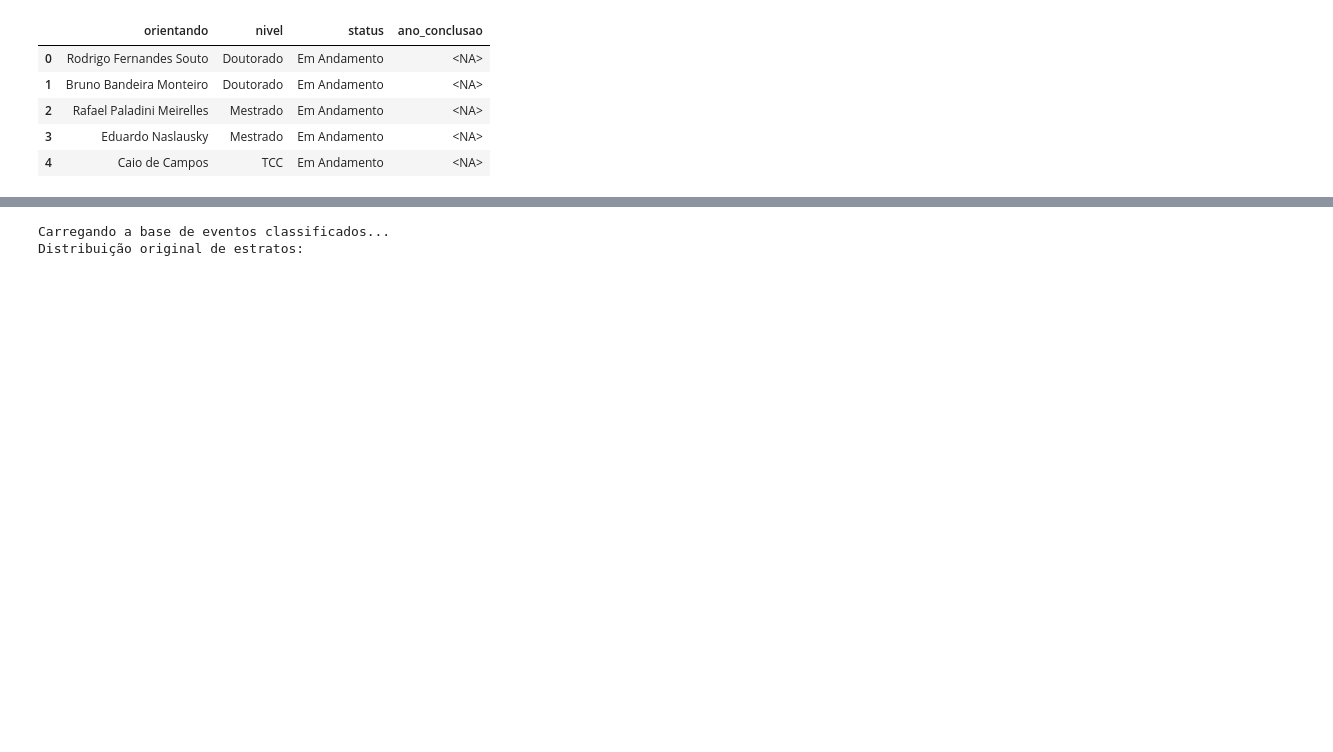
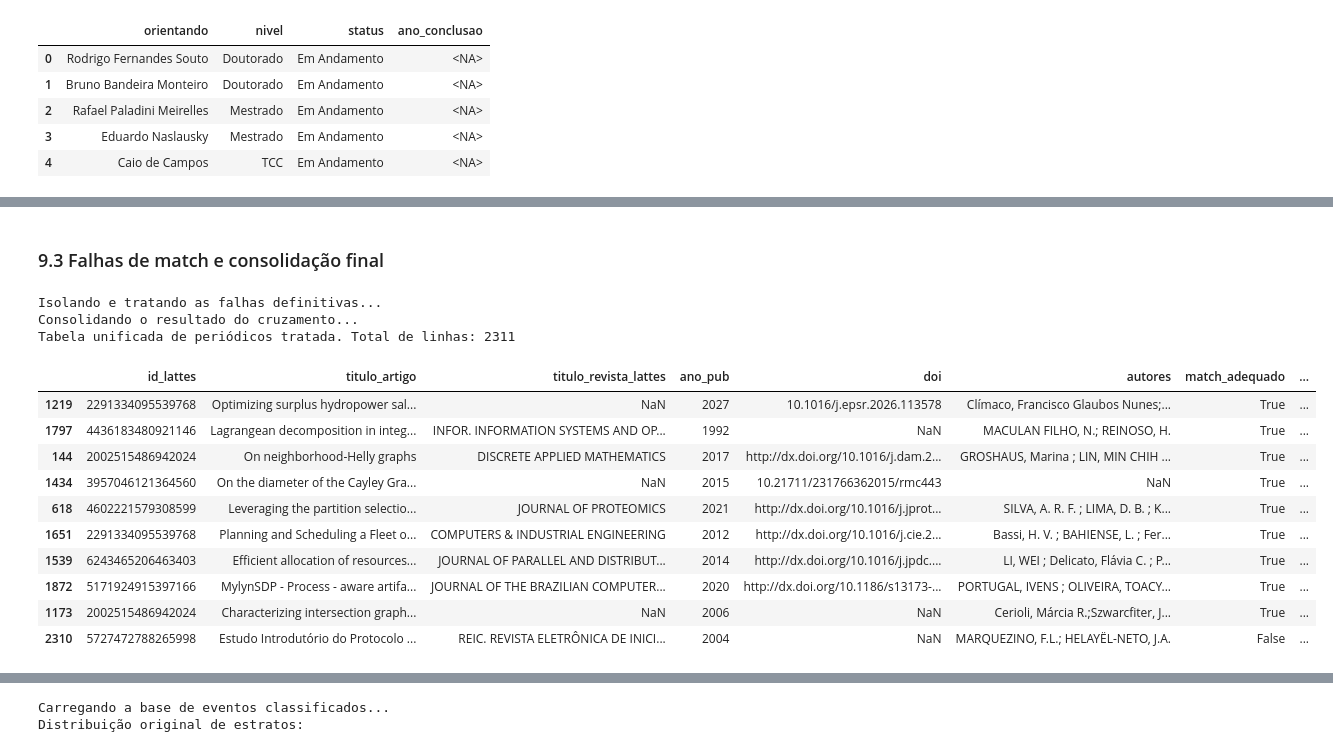
Before and after one commit to alobogiron/pesc_stats, a Jupyter notebook: analyse_organizado.ipynb, the cells around one changed output, grey strips where cells are left out. Drawn from its saved outputs; the diff is of its cells as text; code cells hidden in the pictures; blank space fills up the shorter version.

```diff
--- a/analyse_organizado.ipynb
+++ b/analyse_organizado.ipynb
@@ -845,0 +1606,17 @@ referência.
+# %%
+print("Realizando o cruzamento exato (ISSN e Nome Exato)...")
+
+df_match_nome = pd.merge(df_base_periodicos, df_scopus_filtro, left_on='revista', right_on='Title', how='inner')
+df_match_e_issn = pd.merge(df_base_periodicos, df_scopus_filtro, left_on='issn', right_on='E-ISSN', how='inner')
+df_match_print_issn = pd.merge(df_base_periodicos, df_scopus_filtro, left_on='issn', right_on='Print ISSN', how='inner')
+
+df_sucessos = pd.concat([df_match_nome, df_match_e_issn, df_match_print_issn], ignore_index=True)
+df_sucessos = df_sucessos.drop_duplicates(subset=['chave_dedup']).copy()
+
+df_sucessos['Computation Area'] = (
+    df_sucessos['Title'].isin(titulos_computacao) |
+    df_sucessos['E-ISSN'].isin(issns_computacao) |
+    df_sucessos['Print ISSN'].isin(issns_computacao)
+)
+
+print(f"Matches exatos encontrados: {len(df_sucessos)}")
@@ -845,0 +1678,52 @@ referência.
+# %% [markdown]
+### 9.3 Falhas de match e consolidação final
+# %%
+print("Isolando e tratando as falhas definitivas...")
+
+df_falhas = df_restante[~mask_encontrados].copy()
+df_falhas['Scopus Source ID'] = pd.NA
+df_falhas['Title'] = pd.NA
+df_falhas['Percentile'] = 0
+df_falhas['Scopus ASJC Code (Sub-subject Area)'] = pd.NA
+df_falhas['Scopus Sub-Subject Area'] = pd.NA
+df_falhas['E-ISSN'] = pd.NA
+df_falhas['Print ISSN'] = pd.NA
+df_falhas['Computation Area'] = False
+
+print("Consolidando o resultado do cruzamento...")
+df_periodicos_tratado = pd.concat([df_sucessos, df_falhas], ignore_index=True)
+df_periodicos_tratado['Percentile'] = df_periodicos_tratado['Percentile'].astype(int)
+df_periodicos_tratado['Computation Area'] = df_periodicos_tratado['Computation Area'].astype(bool)
+
+# 'match_adequado' indica se o artigo encontrou correspondência válida na Scopus
+df_periodicos_tratado['match_adequado'] = df_periodicos_tratado['Scopus Source ID'].notna()
+
+# Sobrescreve os campos de cruzamento com o resultado, mantendo os demais
+# campos (id_lattes, titulo_artigo, ano_pub, doi, autores, fontes, chave_dedup) intactos.
+df_periodicos_tratado['id_scopus'] = df_periodicos_tratado['Scopus Source ID']
+df_periodicos_tratado['titulo_revista_scopus'] = df_periodicos_tratado['Title']
+df_periodicos_tratado['maior_percentil'] = df_periodicos_tratado['Percentile']
+df_periodicos_tratado['codigo_area_maior_percentil'] = df_periodicos_tratado['Scopus ASJC Code (Sub-subject Area)']
+df_periodicos_tratado['area_maior_percentil'] = df_periodicos_tratado['Scopus Sub-Subject Area']
+df_periodicos_tratado['issn'] = df_periodicos_tratado['E-ISSN']
+df_periodicos_tratado['computation_area'] = df_periodicos_tratado['Computation Area']
+
+df_periodicos_unificado = df_periodicos_tratado[COLUNAS_PERIODICO_UNIFICADO].copy()
+
+print(f"Tabela unificada de periódicos tratada. Total de linhas: {len(df_periodicos_unificado)}")
+display(df_periodicos_unificado.sample(min(10, len(df_periodicos_unificado))))
+# %% [output]
+Isolando e tratando as falhas definitivas...
+Consolidando o resultado do cruzamento...
+Tabela unificada de periódicos tratada. Total de linhas: 2311
+|  | id_lattes | titulo_artigo | titulo_revista_lattes | ano_pub | doi | autores | match_adequado | ... |
+| 1219 | 2291334095539768 | Optimizing surplus hydropower sal... | NaN | 2027 | 10.1016/j.epsr.2026.113578 | Clímaco, Francisco Glaubos Nunes;... | True | ... |
+| 1797 | 4436183480921146 | Lagrangean decomposition in integ... | INFOR. INFORMATION SYSTEMS AND OP... | 1992 | NaN | MACULAN FILHO, N.; REINOSO, H. | True | ... |
+| 144 | 2002515486942024 | On neighborhood-Helly graphs | DISCRETE APPLIED MATHEMATICS | 2017 | http://dx.doi.org/10.1016/j.dam.2... | GROSHAUS, Marina ; LIN, MIN CHIH ... | True | ... |
+| 1434 | 3957046121364560 | On the diameter of the Cayley Gra... | NaN | 2015 | 10.21711/231766362015/rmc443 | NaN | True | ... |
+| 618 | 4602221579308599 | Leveraging the partition selectio... | JOURNAL OF PROTEOMICS | 2021 | http://dx.doi.org/10.1016/j.jprot... | SILVA, A. R. F. ; LIMA, D. B. ; K... | True | ... |
+| 1651 | 2291334095539768 | Planning and Scheduling a Fleet o... | COMPUTERS & INDUSTRIAL ENGINEERING | 2012 | http://dx.doi.org/10.1016/j.cie.2... | Bassi, H. V. ; BAHIENSE, L. ; Fer... | True | ... |
+| 1539 | 6243465206463403 | Efficient allocation of resources... | JOURNAL OF PARALLEL AND DISTRIBUT... | 2014 | http://dx.doi.org/10.1016/j.jpdc.... | LI, WEI ; Delicato, Flávia C. ; P... | True | ... |
+| 1872 | 5171924915397166 | MylynSDP - Process - aware artifa... | JOURNAL OF THE BRAZILIAN COMPUTER... | 2020 | http://dx.doi.org/10.1186/s13173-... | PORTUGAL, IVENS ; OLIVEIRA, TOACY... | True | ... |
+| 1173 | 2002515486942024 | Characterizing intersection graph... | NaN | 2006 | NaN | Cerioli, Márcia R.;Szwarcfiter, J... | True | ... |
+| 2310 | 5727472788265998 | Estudo Introdutório do Protocolo ... | REIC. REVISTA ELETRÔNICA DE INICI... | 2004 | NaN | MARQUEZINO, F.L.; HELAYËL-NETO, J.A. | False | ... |
```
Also changed, not shown: parts of 79 cells of this notebook, 11 other files.
